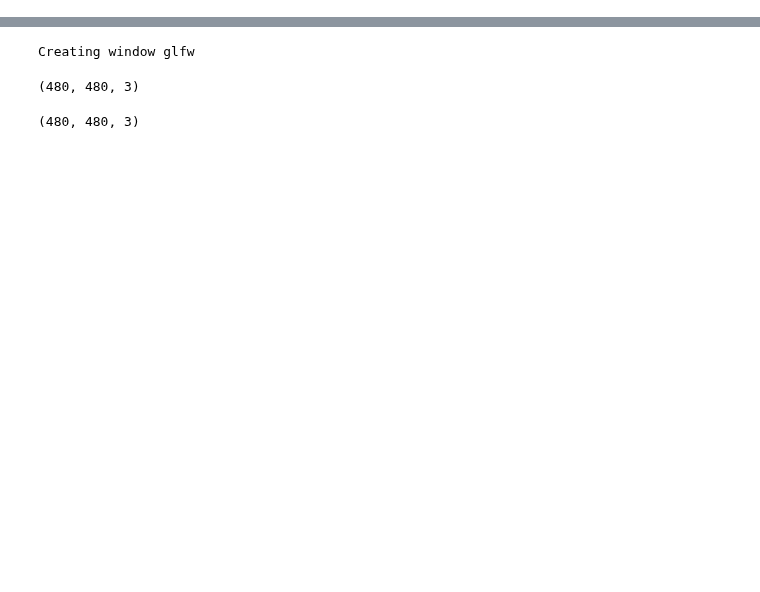
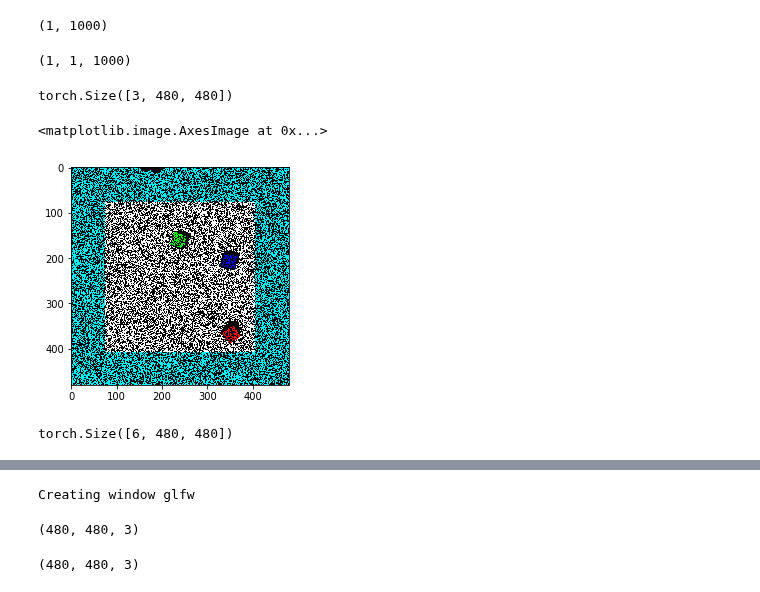
Before and after one commit to hogunkee/ur5_manipulation, a Jupyter notebook: object_wise/dqn/debugging.ipynb, the cells around one changed output, grey strips where cells are left out. Cells and saved outputs as stored; diff of their text form; code cells hidden in the pictures; blank space fills up the shorter version.

```diff
--- a/object_wise/dqn/debugging.ipynb
+++ b/object_wise/dqn/debugging.ipynb
@@ -6,0 +11,25 @@ Downloading: "https://download.pytorch.org/models/resnet50-19c8e357.pth" to /hom
+# %%
+f.cpu().detach().numpy().shape
+# %% [output]
+(1, 1000)
+# %%
+(1, *f.shape)
+# %% [output]
+(1, 1, 1000)
+# %%
+y.shape
+# %% [output]
+torch.Size([3, 480, 480])
+# %%
+q = np.random.random([480,480])
+# %%
+y[:, q>0.5] = 0
+# %%
+plt.imshow(y.cpu().permute([1,2,0]))
+# %% [output]
+<matplotlib.image.AxesImage at 0x...>
+[figure, added]
+# %%
+torch.cat([y, y]).shape
+# %% [output]
+torch.Size([6, 480, 480])
```
Also changed, not shown: parts of 23 cells of this notebook, 2 other files.
